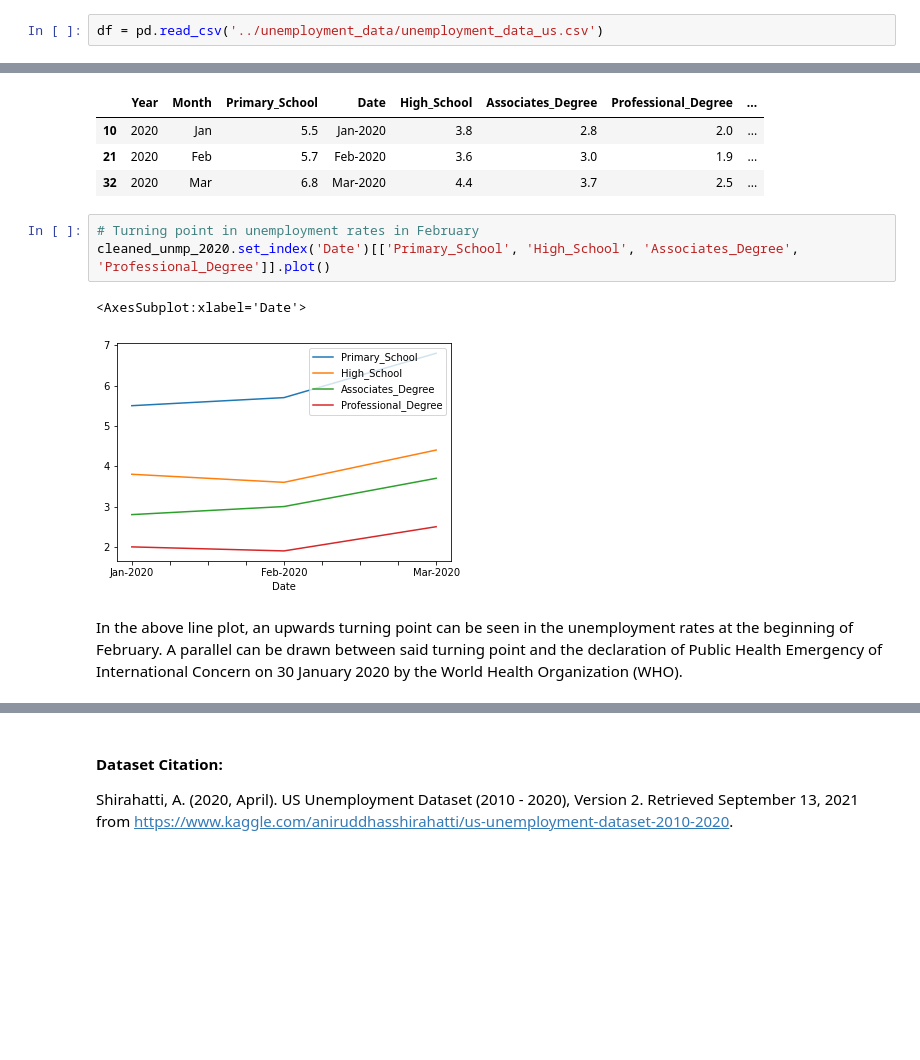
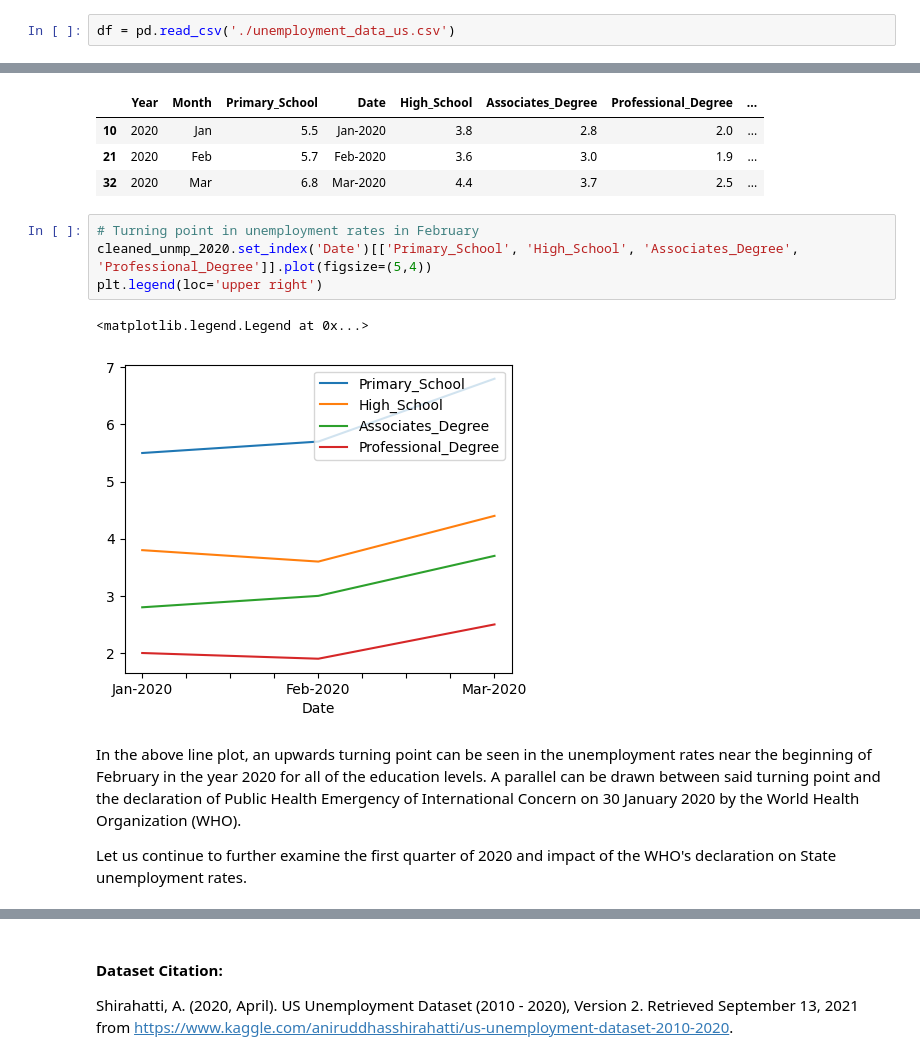
Before and after one commit to ibrahimabubaker/Job_Market_Analysis, a Jupyter notebook: index.ipynb, the cells around one changed output, grey strips where cells are left out. Drawn from its saved outputs; the diff is of its cells as text; blank space fills up the shorter version.

```diff
--- a/index.ipynb
+++ b/index.ipynb
@@ -8,6 +10,6 @@ import matplotlib.pyplot as plt
 import seaborn as sns
 # %%
-df = pd.read_csv('../unemployment_data/unemployment_data_us.csv')
+df = pd.read_csv('./unemployment_data_us.csv')
 # %%
 df.head()
 # %% [output]
@@ -102,9 +105,12 @@ cleaned_unmp_2020.head()
 | 32 | 2020 | Mar | 6.8 | Mar-2020 | 4.4 | 3.7 | 2.5 | ... |
 # %%
 # Turning point in unemployment rates in February
-cleaned_unmp_2020.set_index('Date')[['Primary_School', 'High_School', 'Associates_Degree', 'Professional_Degree']].plot()
+cleaned_unmp_2020.set_index('Date')[['Primary_School', 'High_School', 'Associates_Degree', 'Professional_Degree']].plot(figsize=(5,4))
+plt.legend(loc='upper right')
 # %% [output]
-<AxesSubplot:xlabel='Date'>
+<matplotlib.legend.Legend at 0x...>
-[figure, old version]
+[figure, new version]
 # %% [markdown]
-In the above line plot, an upwards turning point can be seen in the unemployment rates at the beginning of February. A parallel can be drawn between said turning point and the declaration of Public Health Emergency of International Concern on 30 January 2020 by the World Health Organization (WHO).
+In the above line plot, an upwards turning point can be seen in the unemployment rates near the beginning of February in the year 2020 for all of the education levels. A parallel can be drawn between said turning point and the declaration of Public Health Emergency of International Concern on 30 January 2020 by the World Health Organization (WHO).
+
+Let us continue to further examine the first quarter of 2020 and impact of the WHO's declaration on State unemployment rates.
```
Also changed, not shown: parts of 13 cells of this notebook, 2 other files.
